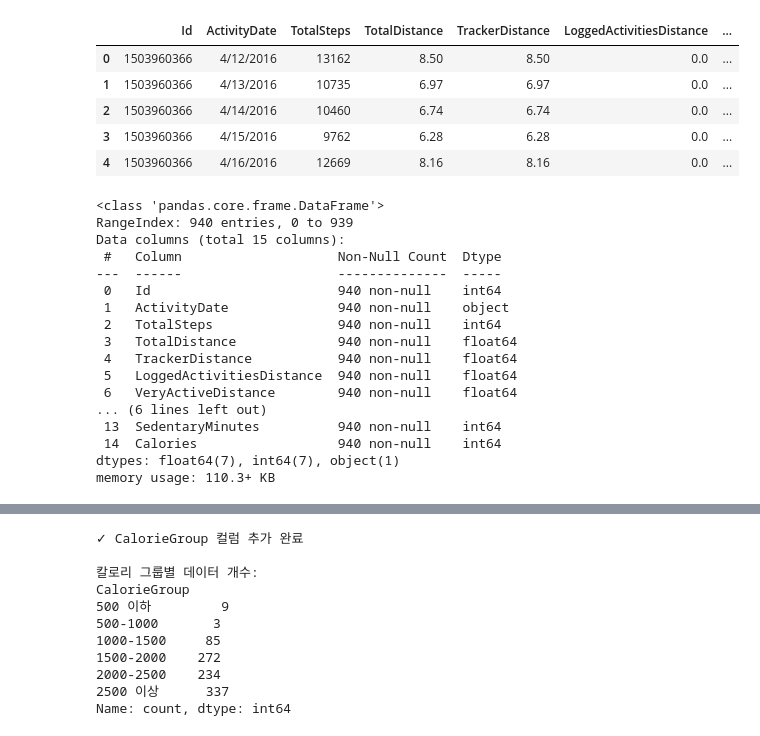
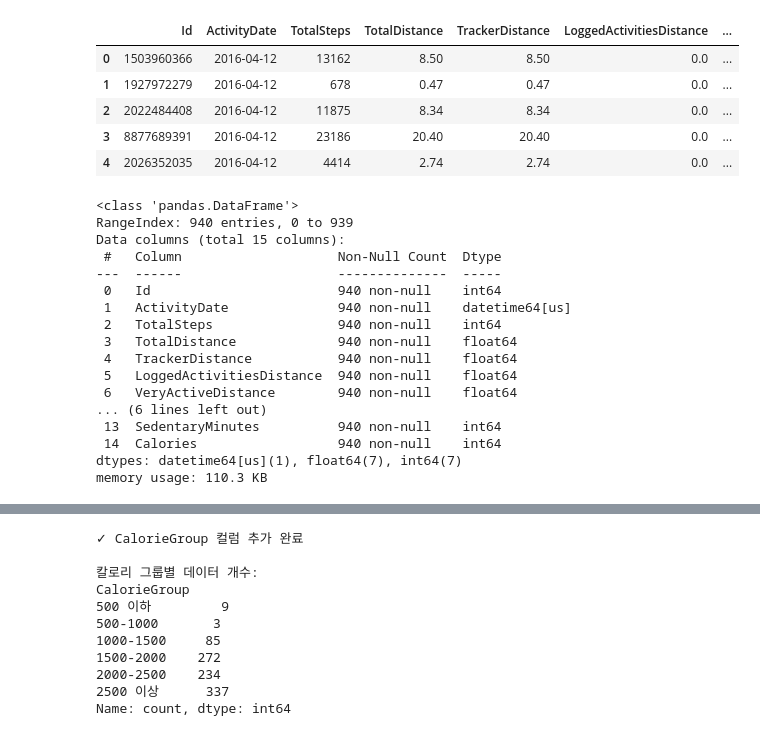
Before and after one commit to jeesy95-creator/sparta_15, a Jupyter notebook: notebooks/Soyun.ipynb, the cells around one changed output, grey strips where cells are left out. Drawn from its saved outputs; the diff is of its cells as text; code cells hidden in the pictures.

Commit message:
Merge two dailyActivity datasets and add Korean font settings

```diff
--- a/notebooks/Soyun.ipynb
+++ b/notebooks/Soyun.ipynb
@@ -2,8 +2,25 @@
 import pandas as pd
 import numpy as np
 import matplotlib.pyplot as plt
+import seaborn as sns
 
 plt.rcParams['font.family'] = 'AppleGothic'
 plt.rcParams['axes.unicode_minus'] = False
+# 두 개의 데이터 불러오기
+daily_activity_34 = pd.read_csv('/Users/jisoyun/Desktop/sparta_python/Healthcare/sparta_15/data/dailyActivity_merged34.csv')
+daily_activity_45 = pd.read_csv('/Users/jisoyun/Desktop/sparta_python/Healthcare/sparta_15/data/dailyActivity_merged45.csv')
 
-act34 = pd.read_csv("/Users/jisoyun/Desktop/sparta_python/Healthcare/sparta_15/data/dailyActivity_merged.csv")
+# 데이터 합치기
+act = pd.concat([daily_activity_34, daily_activity_45], ignore_index=True)
+
+# 날짜 컬럼을 datetime으로 변환
+act['ActivityDate'] = pd.to_datetime(act['ActivityDate'])
+
+# 중복 제거 (혹시 겹치는 데이터가 있을 수 있으니)
+act = act.drop_duplicates()
+
+# 날짜순 정렬
+act = act.sort_values('ActivityDate').reset_index(drop=True)
+
+print(f"합친 데이터 shape: {act.shape}")
+print(f"날짜 범위: {act['ActivityDate'].min()} ~ {act['ActivityDate'].max()}")
@@ -10,26 +30,26 @@ act34 = pd.read_csv("/Users/jisoyun/Desktop/sparta_python/Healthcare/sparta_15/d
 # %%
-distance_columns = [col for col in act34.columns if 'Distance' in col]
+distance_columns = [col for col in act.columns if 'Distance' in col]
 for col in distance_columns:
-    act34[col] = act34[col].round(3)
+    act[col] = act[col].round(3)
 
-act34.head()
+act.head()
 # %% [output]
 |  | Id | ActivityDate | TotalSteps | TotalDistance | TrackerDistance | LoggedActivitiesDistance | ... |
-| 0 | 1503960366 | 4/12/2016 | 13162 | 8.50 | 8.50 | 0.0 | ... |
-| 1 | 1503960366 | 4/13/2016 | 10735 | 6.97 | 6.97 | 0.0 | ... |
-| 2 | 1503960366 | 4/14/2016 | 10460 | 6.74 | 6.74 | 0.0 | ... |
-| 3 | 1503960366 | 4/15/2016 | 9762 | 6.28 | 6.28 | 0.0 | ... |
-| 4 | 1503960366 | 4/16/2016 | 12669 | 8.16 | 8.16 | 0.0 | ... |
+| 0 | 1503960366 | 2016-04-12 | 13162 | 8.50 | 8.50 | 0.0 | ... |
+| 1 | 1927972279 | 2016-04-12 | 678 | 0.47 | 0.47 | 0.0 | ... |
+| 2 | 2022484408 | 2016-04-12 | 11875 | 8.34 | 8.34 | 0.0 | ... |
+| 3 | 8877689391 | 2016-04-12 | 23186 | 20.40 | 20.40 | 0.0 | ... |
+| 4 | 2026352035 | 2016-04-12 | 4414 | 2.74 | 2.74 | 0.0 | ... |
 # %%
-act34.info()
+act.info()
 # %% [output]
-<class 'pandas.core.frame.DataFrame'>
+<class 'pandas.DataFrame'>
 RangeIndex: 940 entries, 0 to 939
 Data columns (total 15 columns):
  #   Column                    Non-Null Count  Dtype
 ---  ------                    --------------  -----
  0   Id                        940 non-null    int64
- 1   ActivityDate              940 non-null    object
+ 1   ActivityDate              940 non-null    datetime64[us]
  2   TotalSteps                940 non-null    int64
  3   TotalDistance             940 non-null    float64
  4   TrackerDistance           940 non-null    float64
@@ -38,6 +58,6 @@ Data columns (total 15 columns):
 ... (6 lines left out)
  13  SedentaryMinutes          940 non-null    int64
  14  Calories                  940 non-null    int64
-dtypes: float64(7), int64(7), object(1)
-memory usage: 110.3+ KB
+dtypes: datetime64[us](1), float64(7), int64(7)
+memory usage: 110.3 KB
 # %%
```
Also changed, not shown: parts of 19 cells of this notebook.
